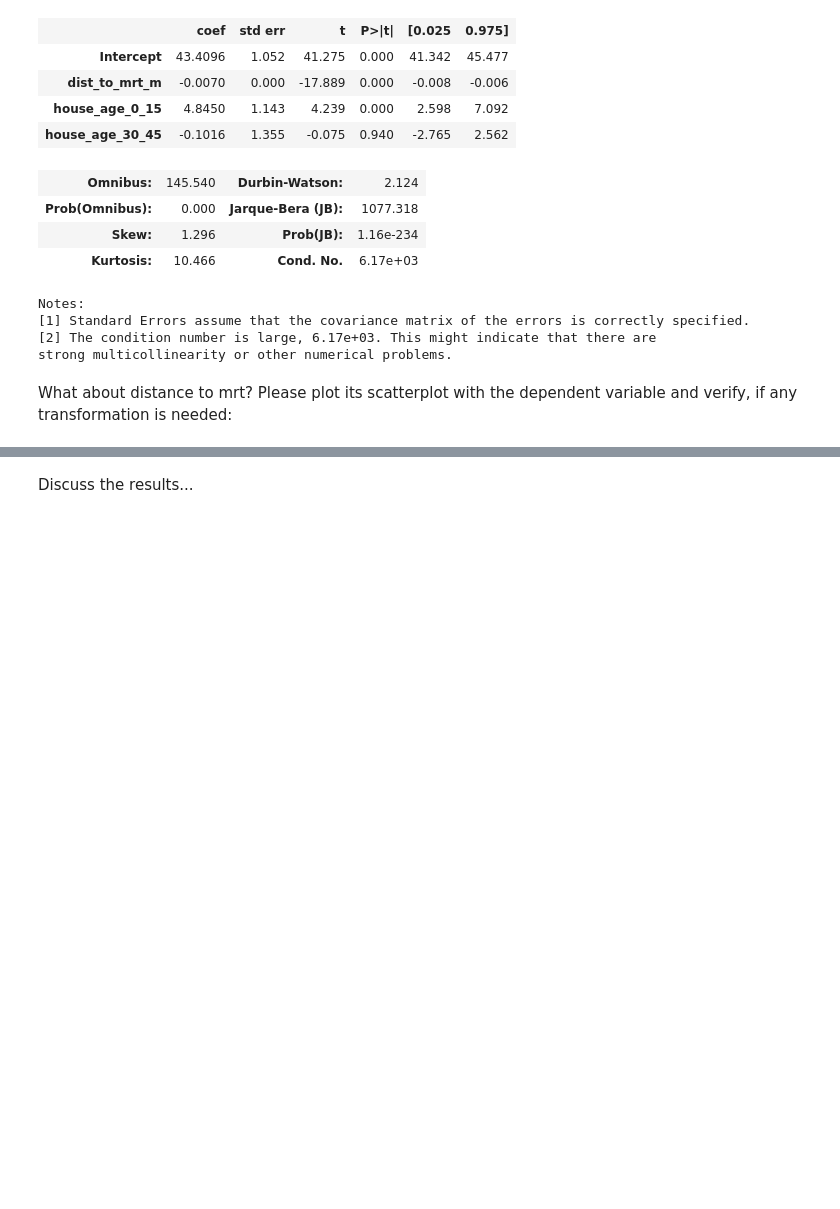
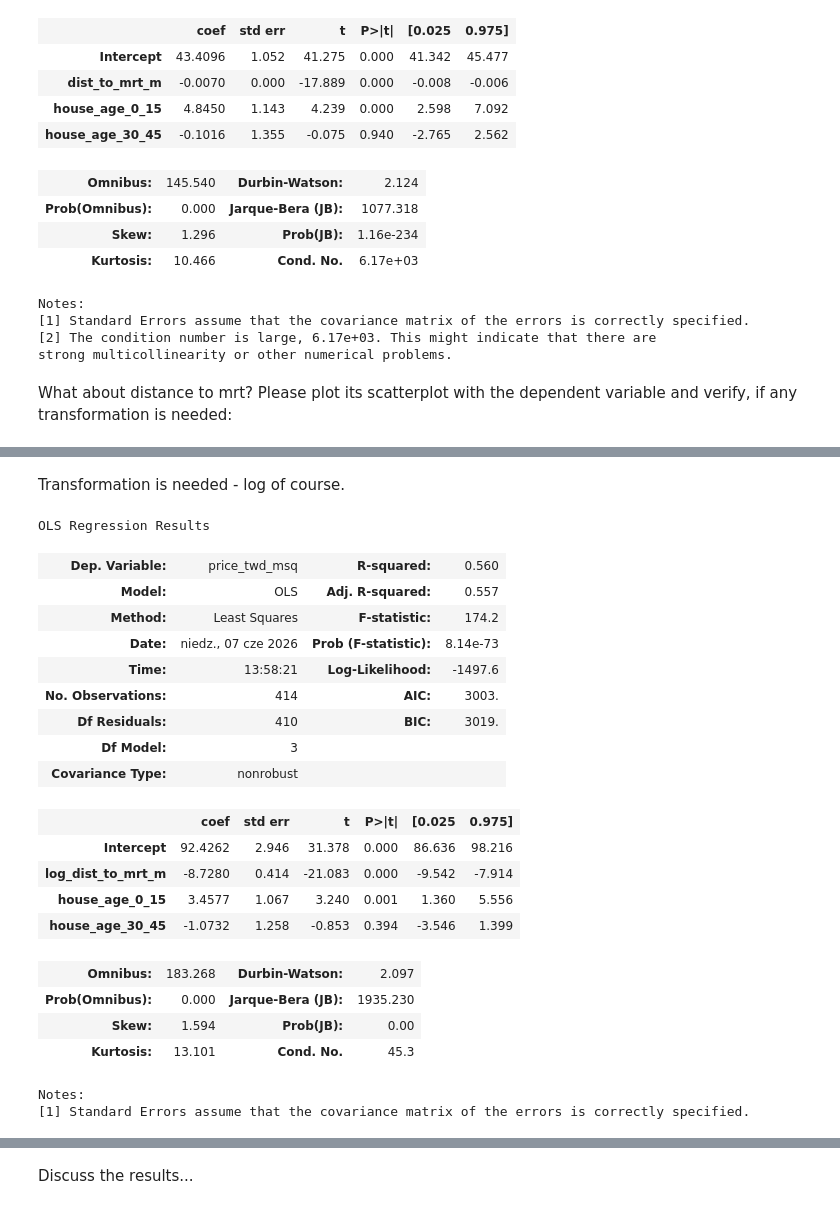
Before and after one commit to kingb6/Data_Preprocessing_Report, a Jupyter notebook: 11-multivariate.ipynb, the cells around one changed output, grey strips where cells are left out. Cells and saved outputs as stored; diff of their text form; code cells hidden in the pictures; blank space fills up the shorter version.

```diff
--- a/11-multivariate.ipynb
+++ b/11-multivariate.ipynb
@@ -330,2 +338,30 @@ What about distance to mrt? Please plot its scatterplot with the dependent varia
+# %% [markdown]
+Transformation is needed - log of course.
 # %%
 # If any transformation is necessary, please estimate the Model3 with the transformed distance to mrt.
+df_estate['log_dist_to_mrt_m'] = np.log(df_estate['dist_to_mrt_m'])
+model3 = smf.ols('price_twd_msq ~ log_dist_to_mrt_m + house_age_0_15 + house_age_30_45', data = df_estate)
+result3 = model3.fit()
+result3.summary()
+# %% [output]
+OLS Regression Results
+| Dep. Variable: | price_twd_msq | R-squared: | 0.560 |
+| Model: | OLS | Adj. R-squared: | 0.557 |
+| Method: | Least Squares | F-statistic: | 174.2 |
+| Date: | niedz., 07 cze 2026 | Prob (F-statistic): | 8.14e-73 |
+| Time: | 13:58:21 | Log-Likelihood: | -1497.6 |
+| No. Observations: | 414 | AIC: | 3003. |
+| Df Residuals: | 410 | BIC: | 3019. |
+| Df Model: | 3 |  |  |
+| Covariance Type: | nonrobust |  |  |
+|  | coef | std err | t | P>|t| | [0.025 | 0.975] |
+| Intercept | 92.4262 | 2.946 | 31.378 | 0.000 | 86.636 | 98.216 |
+| log_dist_to_mrt_m | -8.7280 | 0.414 | -21.083 | 0.000 | -9.542 | -7.914 |
+| house_age_0_15 | 3.4577 | 1.067 | 3.240 | 0.001 | 1.360 | 5.556 |
+| house_age_30_45 | -1.0732 | 1.258 | -0.853 | 0.394 | -3.546 | 1.399 |
+| Omnibus: | 183.268 | Durbin-Watson: | 2.097 |
+| Prob(Omnibus): | 0.000 | Jarque-Bera (JB): | 1935.230 |
+| Skew: | 1.594 | Prob(JB): | 0.00 |
+| Kurtosis: | 13.101 | Cond. No. | 45.3 |
+Notes:
+[1] Standard Errors assume that the covariance matrix of the errors is correctly specified.
```
Also changed, not shown: parts of 15 cells of this notebook.
